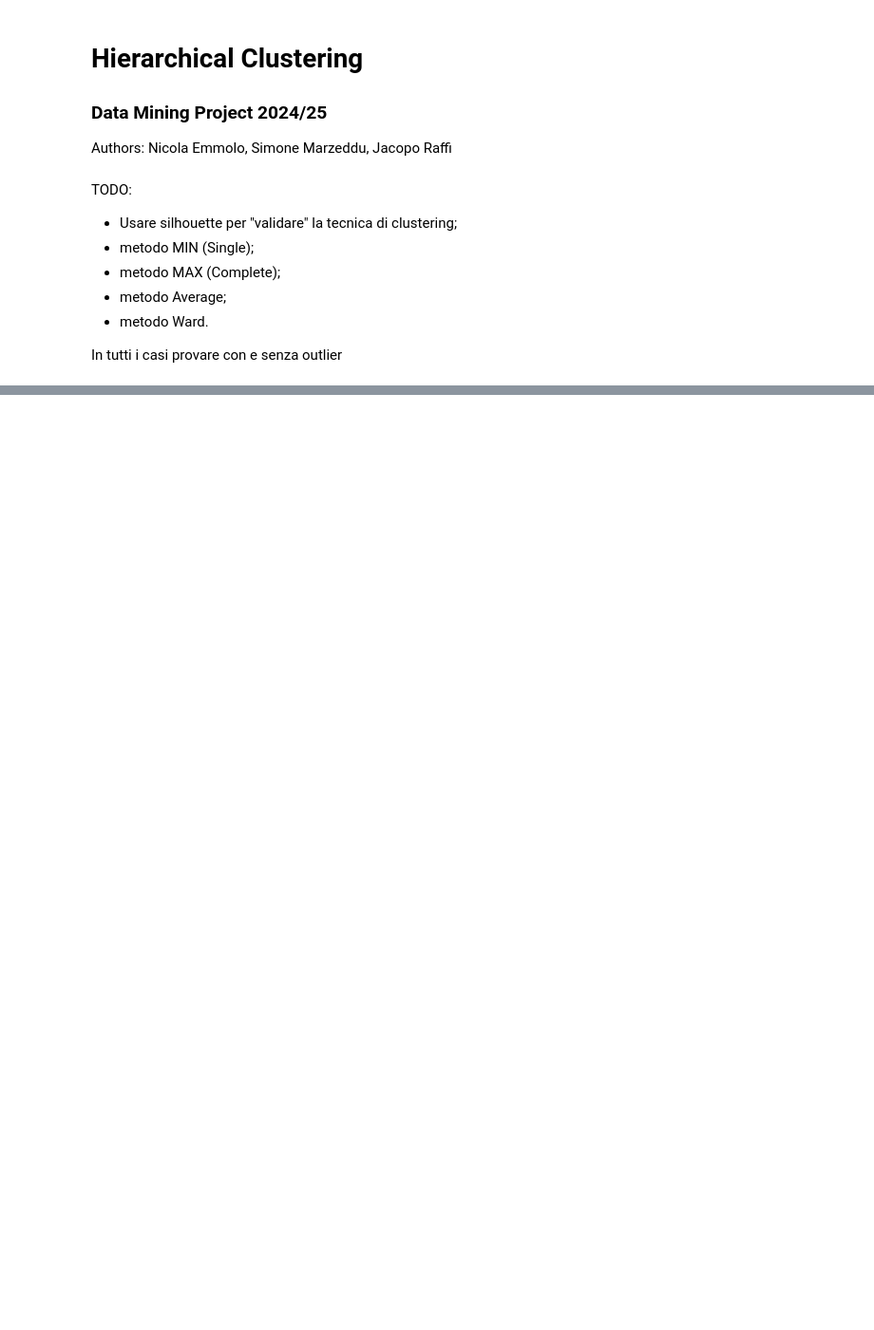
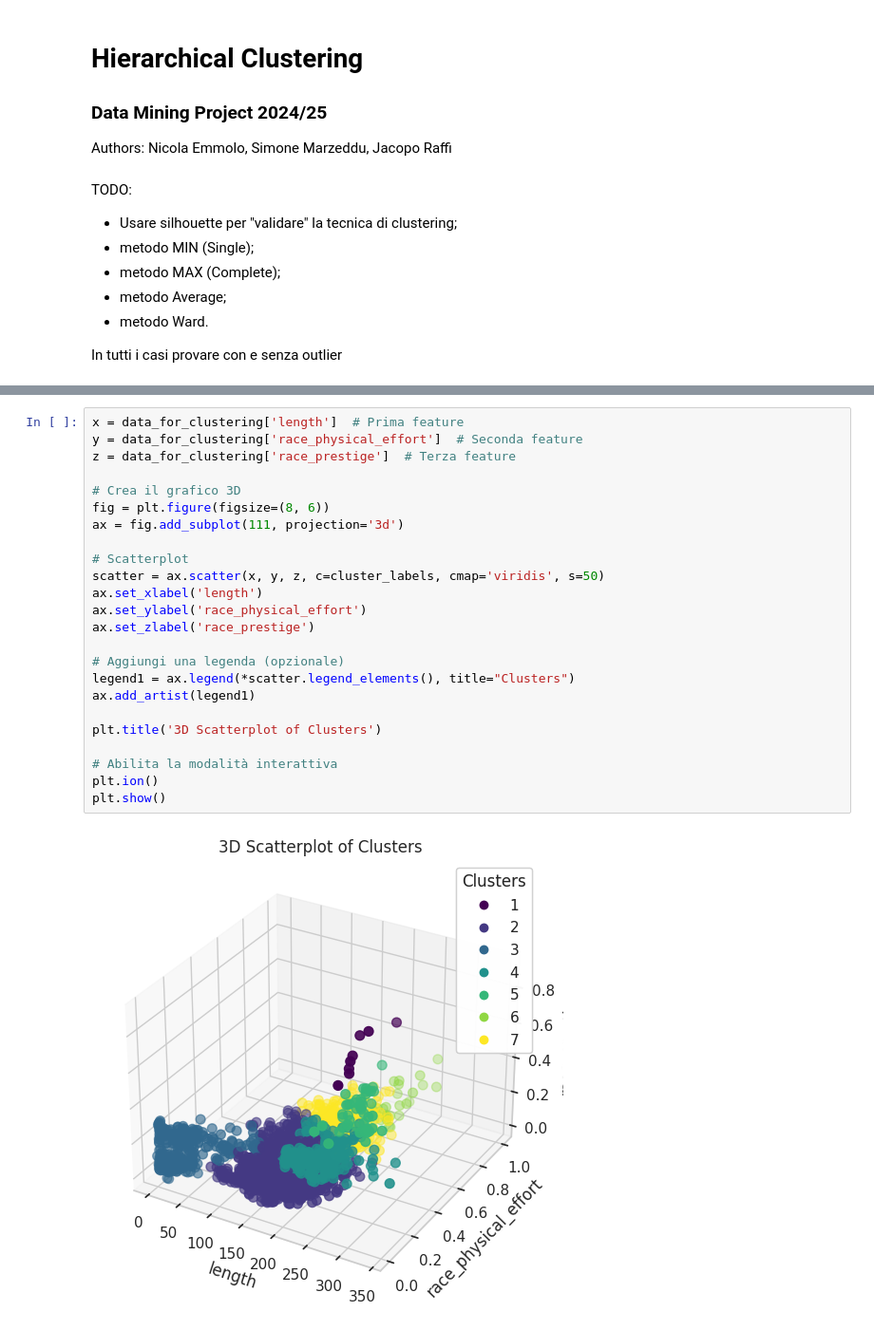
Before and after one commit to JacopoRaffi/DM_Project, a Jupyter notebook: TASK3/hierarchical_clustering.ipynb, the cells around one changed output, grey strips where cells are left out. Shown at 95% size. Cells and saved outputs as stored; diff of their text form; blank space fills up the shorter version.

```diff
--- a/TASK3/hierarchical_clustering.ipynb
+++ b/TASK3/hierarchical_clustering.ipynb
@@ -49,0 +87,26 @@ MemoryError: Unable to allocate 1.26 TiB for an array with shape (173688812578,)
+# %%
+x = data_for_clustering['length']  # Prima feature
+y = data_for_clustering['race_physical_effort']  # Seconda feature
+z = data_for_clustering['race_prestige']  # Terza feature
+
+# Crea il grafico 3D
+fig = plt.figure(figsize=(8, 6))
+ax = fig.add_subplot(111, projection='3d')
+
+# Scatterplot
+scatter = ax.scatter(x, y, z, c=cluster_labels, cmap='viridis', s=50)
+ax.set_xlabel('length')
+ax.set_ylabel('race_physical_effort')
+ax.set_zlabel('race_prestige')
+
+# Aggiungi una legenda (opzionale)
+legend1 = ax.legend(*scatter.legend_elements(), title="Clusters")
+ax.add_artist(legend1)
+
+plt.title('3D Scatterplot of Clusters')
+
+# Abilita la modalità interattiva
+plt.ion()
+plt.show()
+# %% [output]
+[figure, added]
```
Also changed, not shown: parts of 9 cells of this notebook.
